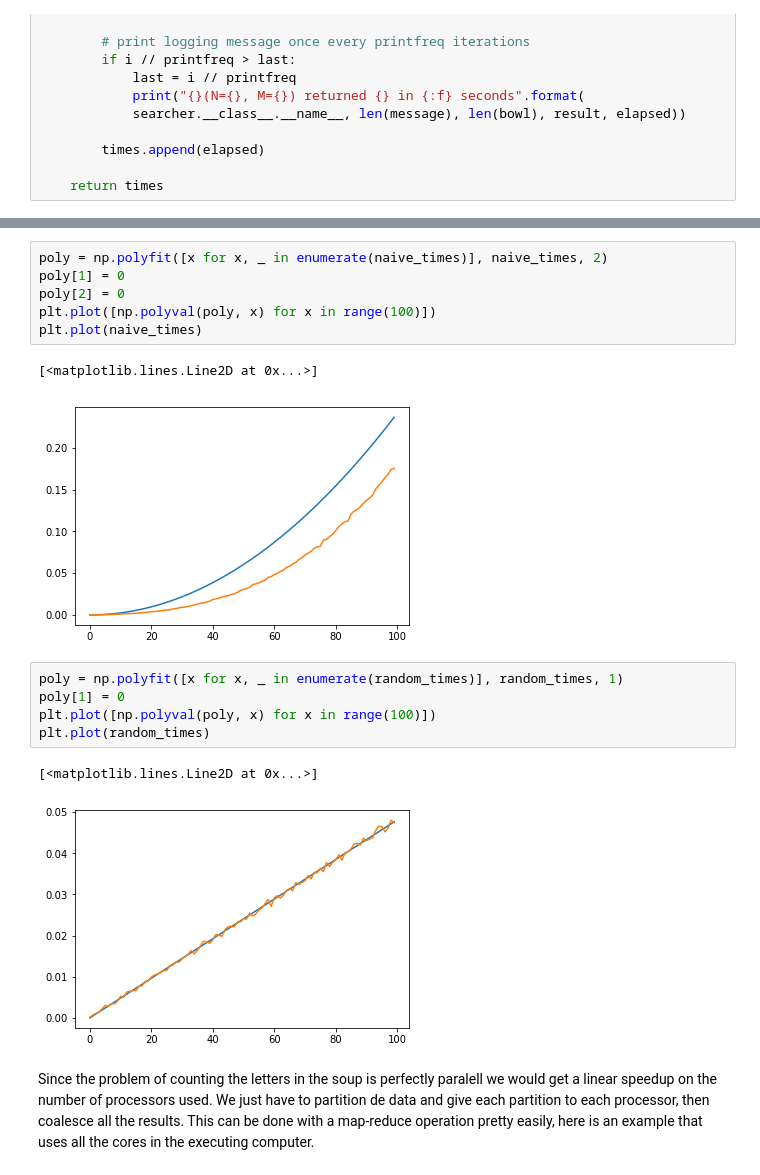
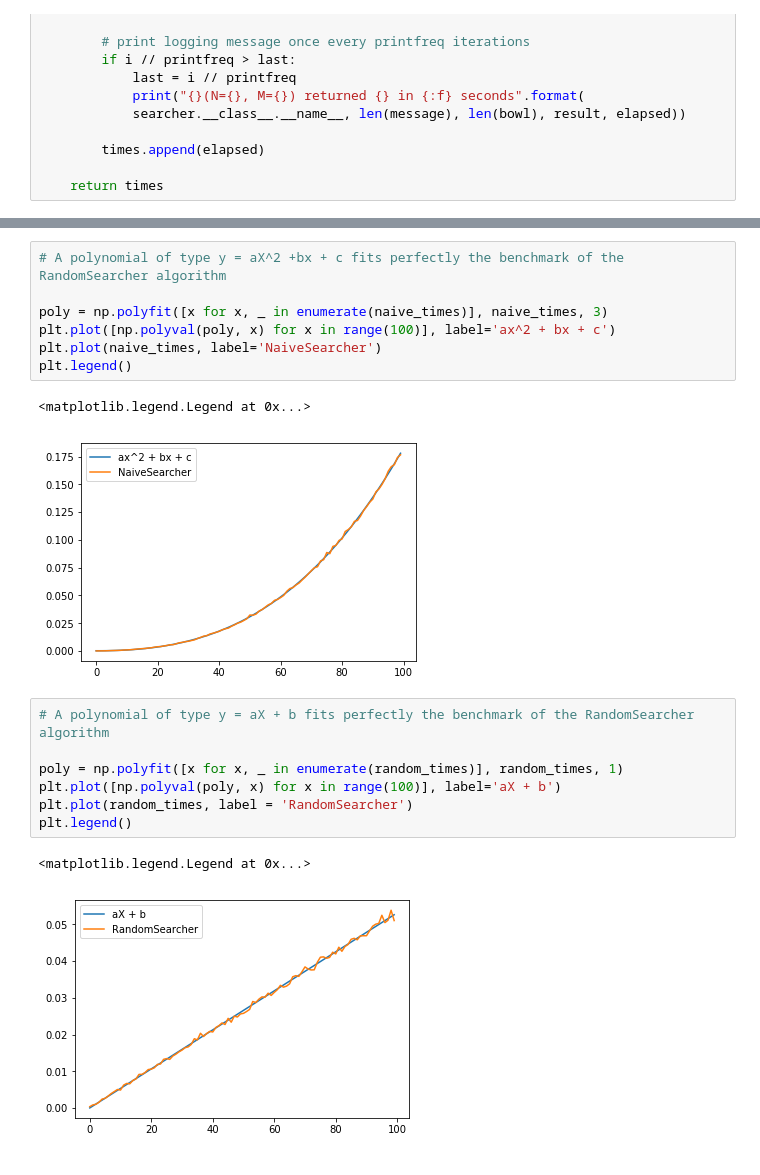
Before and after one commit to costalago/examples, a Jupyter notebook: algorithms/Bowl.ipynb, the cells around one changed output, grey strips where cells are left out. Drawn from its saved outputs; the diff is of its cells as text.

```diff
--- a/algorithms/Bowl.ipynb
+++ b/algorithms/Bowl.ipynb
@@ -345,19 +389,20 @@ plt.legend(loc='upper right')
 # %%
-poly = np.polyfit([x for x, _ in enumerate(naive_times)], naive_times, 2)
-poly[1] = 0
-poly[2] = 0
-plt.plot([np.polyval(poly, x) for x in range(100)])
-plt.plot(naive_times)
+# A polynomial of type y = aX^2 +bx + c fits perfectly the benchmark of the RandomSearcher algorithm
+
+poly = np.polyfit([x for x, _ in enumerate(naive_times)], naive_times, 3)
+plt.plot([np.polyval(poly, x) for x in range(100)], label='ax^2 + bx + c')
+plt.plot(naive_times, label='NaiveSearcher')
+plt.legend()
 # %% [output]
-[<matplotlib.lines.Line2D at 0x...>]
+<matplotlib.legend.Legend at 0x...>
-[figure, old version]
+[figure, new version]
 # %%
+# A polynomial of type y = aX + b fits perfectly the benchmark of the RandomSearcher algorithm
+
 poly = np.polyfit([x for x, _ in enumerate(random_times)], random_times, 1)
-poly[1] = 0
-plt.plot([np.polyval(poly, x) for x in range(100)])
-plt.plot(random_times)
+plt.plot([np.polyval(poly, x) for x in range(100)], label='aX + b')
+plt.plot(random_times, label = 'RandomSearcher')
+plt.legend()
 # %% [output]
-[<matplotlib.lines.Line2D at 0x...>]
+<matplotlib.legend.Legend at 0x...>
-[figure, old version]
+[figure, new version]
-# %% [markdown]
-Since the problem of counting the letters in the soup is perfectly paralell we would get a linear speedup on the number of processors used. We just have to partition de data and give each partition to each processor, then coalesce all the results. This can be done with a map-reduce operation pretty easily, here is an example that uses all the cores in the executing computer.
```
Also changed, not shown: parts of 5 cells of this notebook.
